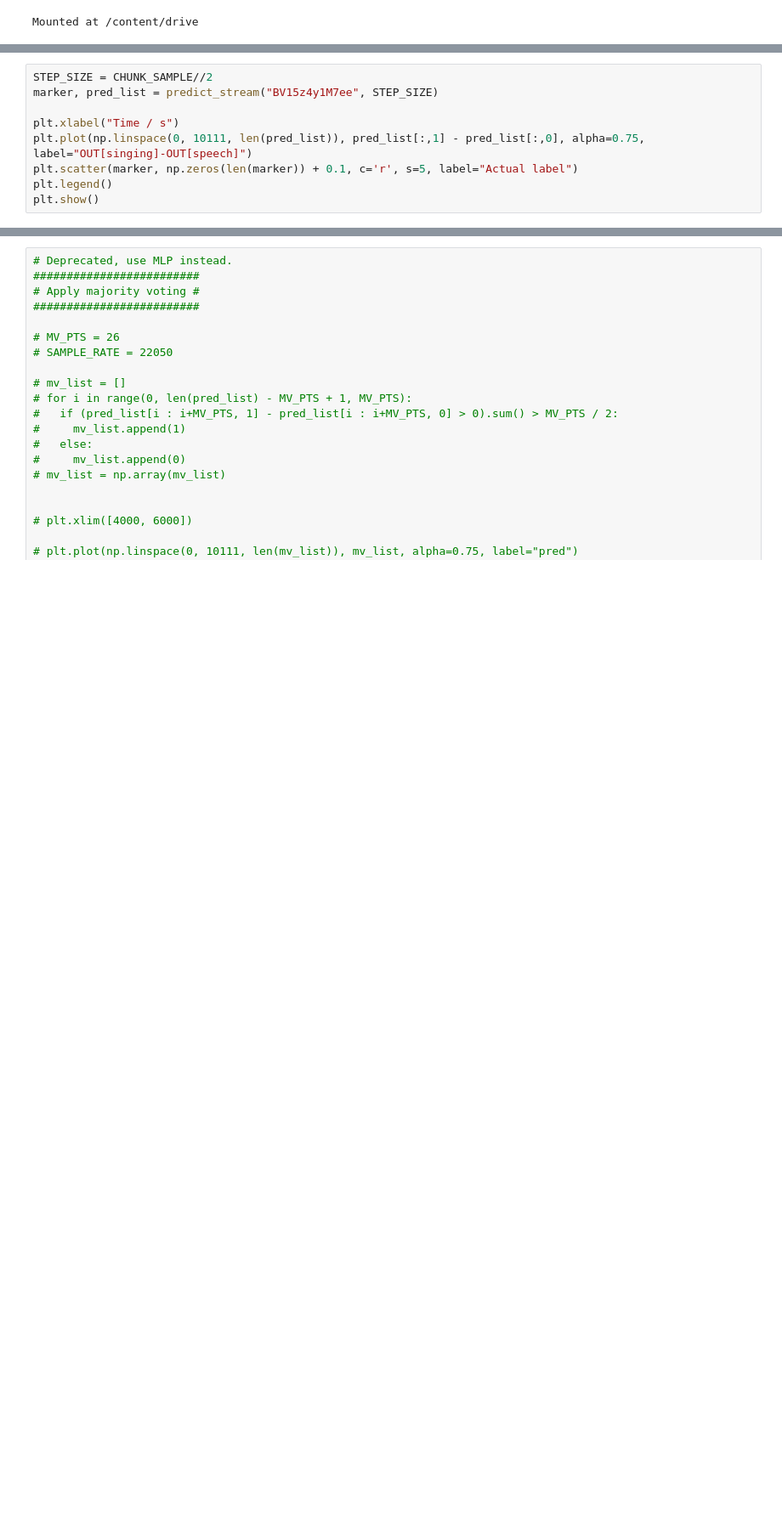
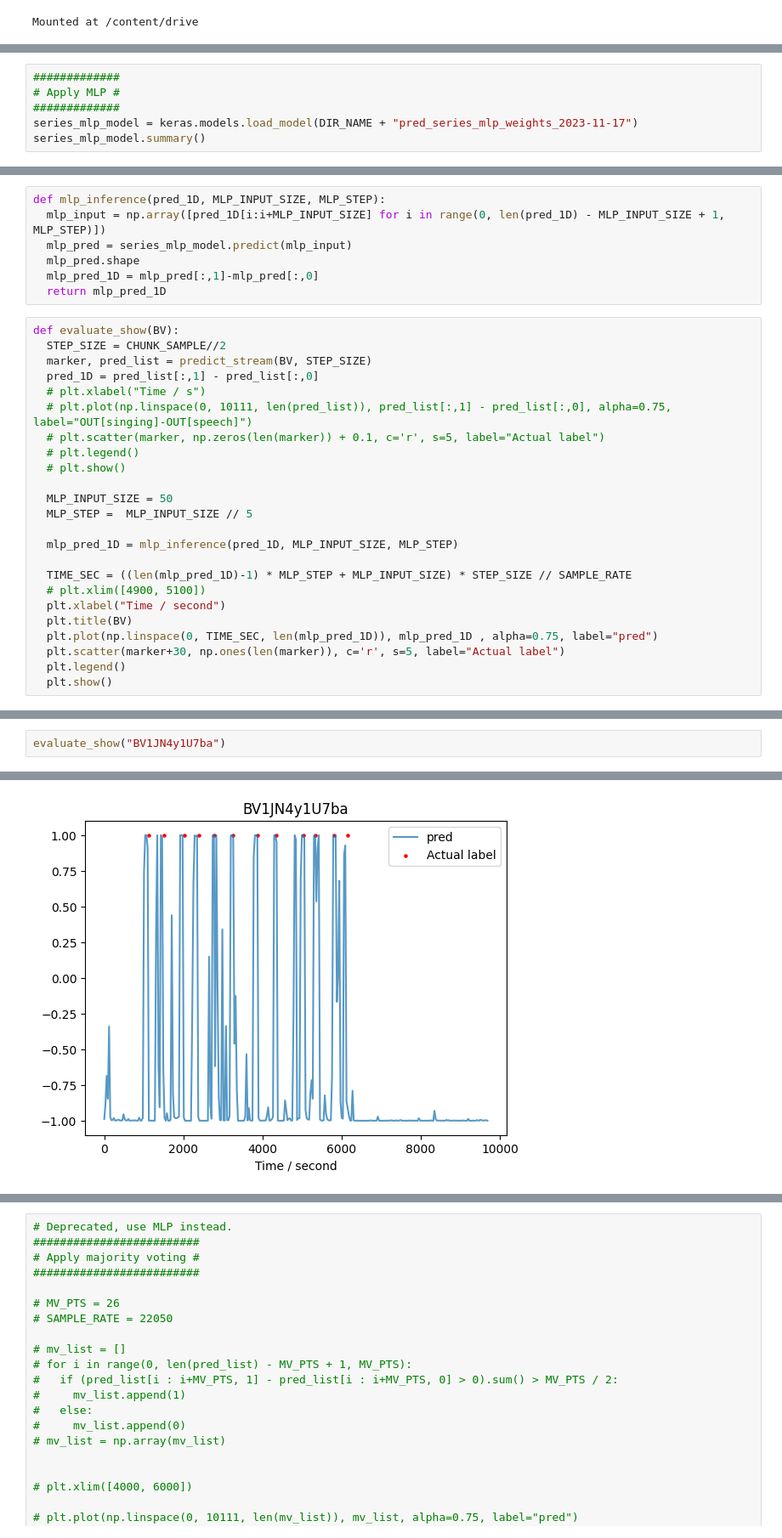
Before and after one commit to EricEricEricJin/ECE539-Group-Project, a Jupyter notebook: slicer.ipynb, the cells around one changed output, grey strips where cells are left out. Shown: that part at 85% size. Saved outputs shown, nothing was run; the diff lists cells and outputs as text; blank space fills up the shorter version.

```diff
--- a/slicer.ipynb
+++ b/slicer.ipynb
@@ -68,3 +69,9 @@ def predict_stream(BV, STEP_SIZE):
   input_shape = model_input_list[0].shape
   pred_list = model.predict(tf.reshape(model_input_list, (len(model_input_list), *input_shape)))
   return marker, pred_list
+# %%
+#############
+# Apply MLP #
+#############
+series_mlp_model = keras.models.load_model(DIR_NAME + "pred_series_mlp_weights_2023-11-17")
+series_mlp_model.summary()
@@ -71,9 +96,31 @@ def predict_stream(BV, STEP_SIZE):
+# %%
+def mlp_inference(pred_1D, MLP_INPUT_SIZE, MLP_STEP):
+  mlp_input = np.array([pred_1D[i:i+MLP_INPUT_SIZE] for i in range(0, len(pred_1D) - MLP_INPUT_SIZE + 1, MLP_STEP)])
+  mlp_pred = series_mlp_model.predict(mlp_input)
+  mlp_pred.shape
+  mlp_pred_1D = mlp_pred[:,1]-mlp_pred[:,0]
+  return mlp_pred_1D
 # %%
-STEP_SIZE = CHUNK_SAMPLE//2
-marker, pred_list = predict_stream("BV15z4y1M7ee", STEP_SIZE)
+def evaluate_show(BV):
+  STEP_SIZE = CHUNK_SAMPLE//2
+  marker, pred_list = predict_stream(BV, STEP_SIZE)
+  pred_1D = pred_list[:,1] - pred_list[:,0]
+  # plt.xlabel("Time / s")
+  # plt.plot(np.linspace(0, 10111, len(pred_list)), pred_list[:,1] - pred_list[:,0], alpha=0.75, label="OUT[singing]-OUT[speech]")
+  # plt.scatter(marker, np.zeros(len(marker)) + 0.1, c='r', s=5, label="Actual label")
+  # plt.legend()
+  # plt.show()
 
-plt.xlabel("Time / s")
-plt.plot(np.linspace(0, 10111, len(pred_list)), pred_list[:,1] - pred_list[:,0], alpha=0.75, label="OUT[singing]-OUT[speech]")
-plt.scatter(marker, np.zeros(len(marker)) + 0.1, c='r', s=5, label="Actual label")
-plt.legend()
-plt.show()
+  MLP_INPUT_SIZE = 50
+  MLP_STEP =  MLP_INPUT_SIZE // 5
+
+  mlp_pred_1D = mlp_inference(pred_1D, MLP_INPUT_SIZE, MLP_STEP)
+
+  TIME_SEC = ((len(mlp_pred_1D)-1) * MLP_STEP + MLP_INPUT_SIZE) * STEP_SIZE // SAMPLE_RATE
+  # plt.xlim([4900, 5100])
+  plt.xlabel("Time / second")
+  plt.title(BV)
+  plt.plot(np.linspace(0, TIME_SEC, len(mlp_pred_1D)), mlp_pred_1D , alpha=0.75, label="pred")
+  plt.scatter(marker+30, np.ones(len(marker)), c='r', s=5, label="Actual label")
+  plt.legend()
+  plt.show()
@@ -125,0 +127,3 @@ plt.scatter(marker+30, np.ones(len(marker)), c='r', s=5, label="Actual label")
+# %%
+evaluate_show("BV1JN4y1U7ba")
+# %% [output]
@@ -125,0 +132 @@ plt.scatter(marker+30, np.ones(len(marker)), c='r', s=5, label="Actual label")
+[figure, added]
```
Also changed, not shown: parts of 16 cells of this notebook.
